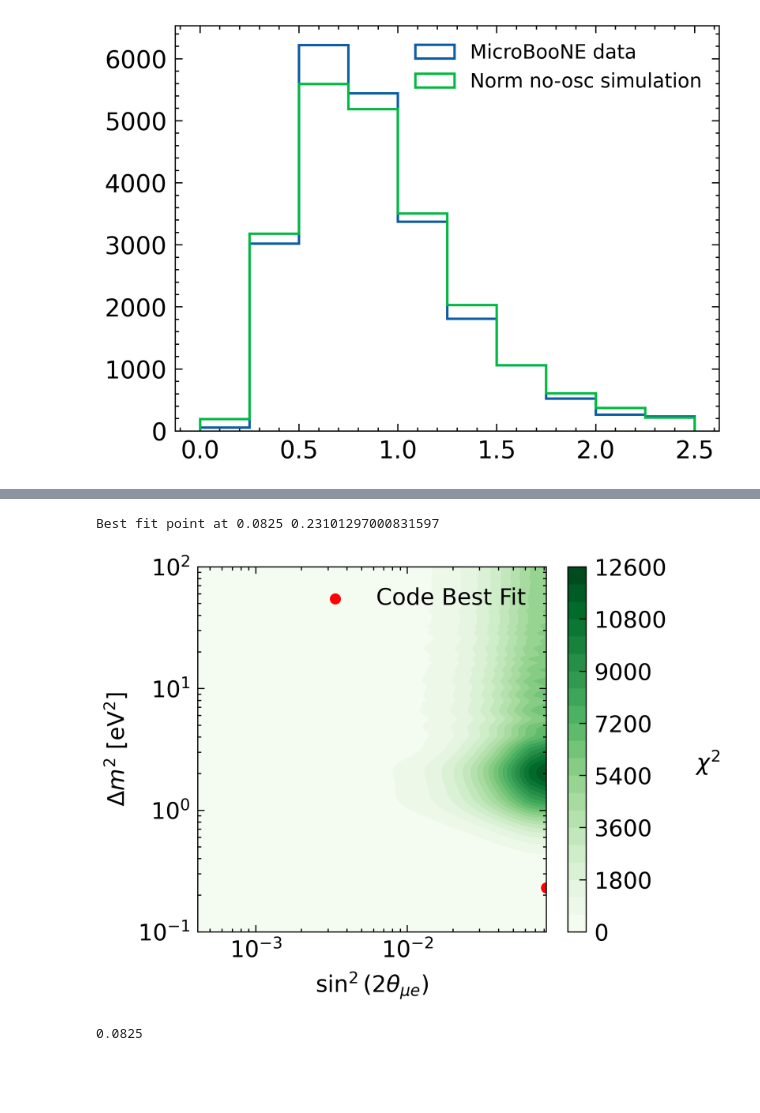
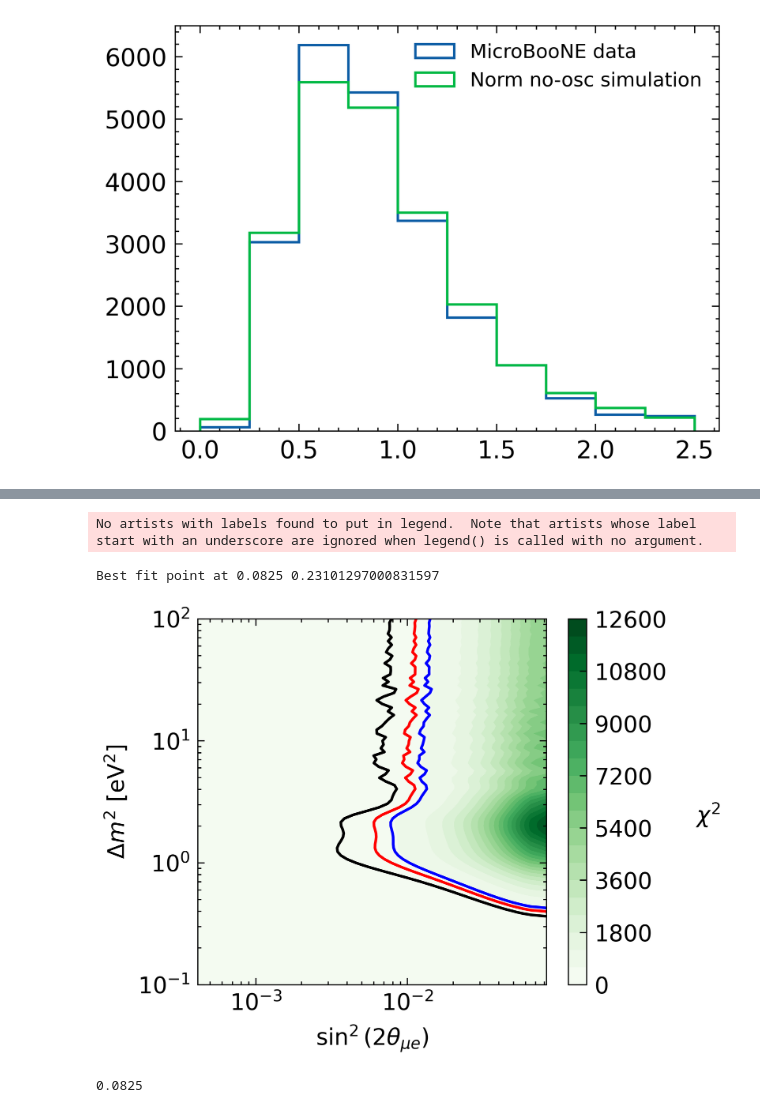
Before and after one commit to wnguyen1312/Neutrino-Oscillation, a Jupyter notebook: notebooks/ML Selection_Linh.ipynb, the cells around one changed output, grey strips where cells are left out. Cells and saved outputs as stored; diff of their text form; code cells hidden in the pictures; blank space fills up the shorter version.

```diff
--- a/notebooks/ML Selection_Linh.ipynb
+++ b/notebooks/ML Selection_Linh.ipynb
@@ -433,9 +434,7 @@ for i, s in enumerate(sin2_grid):
         P = calculate_prob(s, d, 0.47, no_osc_energy)
         model_full, _ = np.histogram(no_osc_energy, bins=E_bin,
                                      weights=no_osc_weight * P)
-        model = model_full[valid]
-
-        chi2 = np.sum(((exp_fit - model) / sigma)**2)
+        chi2 = np.sum(((exp_fit - model_full[valid]) / sigma)**2)
         chi2_map[i, j] = chi2
 
         if chi2 < best_chi2:
@@ -671,36 +670,47 @@ def sin_mue_exact(sin_mumu, sin2_14):
     return 4 * x * y
 
 
 sin2_ee = 0.165
 sin2_mue_grid = sin_mue(sin2_grid, sin2_ee)
 
 # convert best-fit point too
 sin2_mue_best = sin_mue(sin2_best, sin2_ee)
 
 print("Best fit point at", sin2_mue_best, dm2_best)
 
 plt.figure(dpi=600, figsize=(4,3))
 
 X, Y = np.meshgrid(sin2_mue_grid, dm2_grid, indexing='ij')
 
 cs = plt.contourf(X, Y, relchi2_map, levels=20, cmap='Greens')
 
+
 cbar = plt.colorbar(cs)
 cbar.set_label(r'$\chi^2$', labelpad=18, rotation=0)
+
+# CL level
+CL_levels = [250, 400, 550]  # 68%, 90%, 95%
+cs = plt.contour(
+    X, Y, relchi2_map,
+    levels=CL_levels,
+    colors=['black', 'red', 'blue'],
+    linewidths=1.2
+)
 
 plt.xlabel(r'$\sin^2(2\theta_{\mu e})$')
 plt.ylabel(r'$\Delta m^2\ [\mathrm{eV}^2]$')
 
-plt.scatter(sin2_mue_best, dm2_best, color='red', s=15, marker='o', label='Code Best Fit')
+#plt.scatter(sin2_mue_best, dm2_best, color='red', s=15, marker='o', label='Code Best Fit')
 
 plt.xscale('log')
 plt.yscale('log')
 plt.legend()
 plt.tight_layout()
 plt.show()
 # %% [output]
-Best fit point at 0.0825 0.23101297000831597
+No artists with labels found to put in legend.  Note that artists whose label start with an underscore are ignored when legend() is called with no argument.
+Best fit point at 0.0825 0.23101297000831597
-[figure, old version]
+[figure, new version]
 # %%
 np.max(sin2_mue_grid)
 # %% [output]
```
Also changed, not shown: parts of 9 cells of this notebook.
